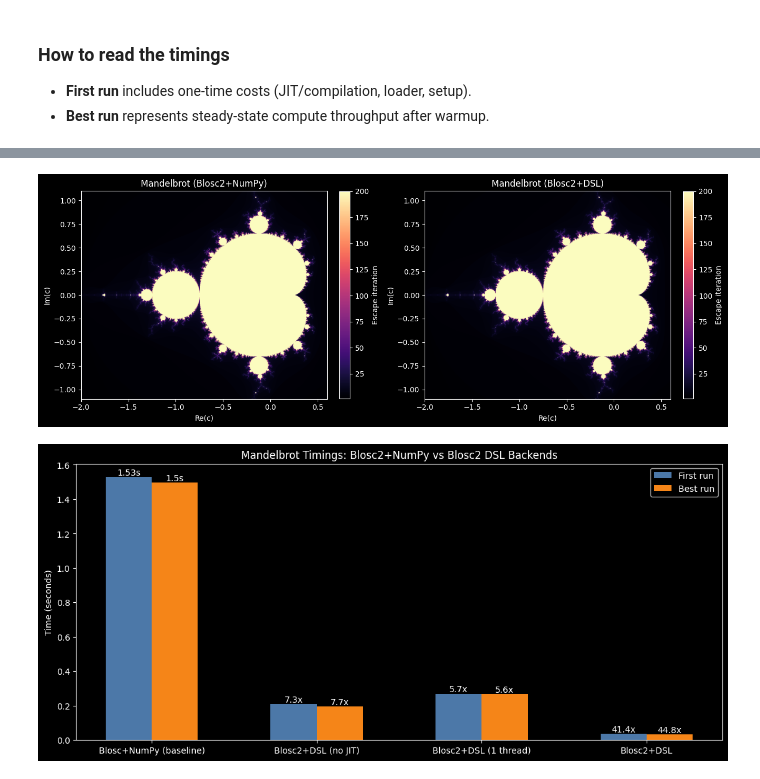
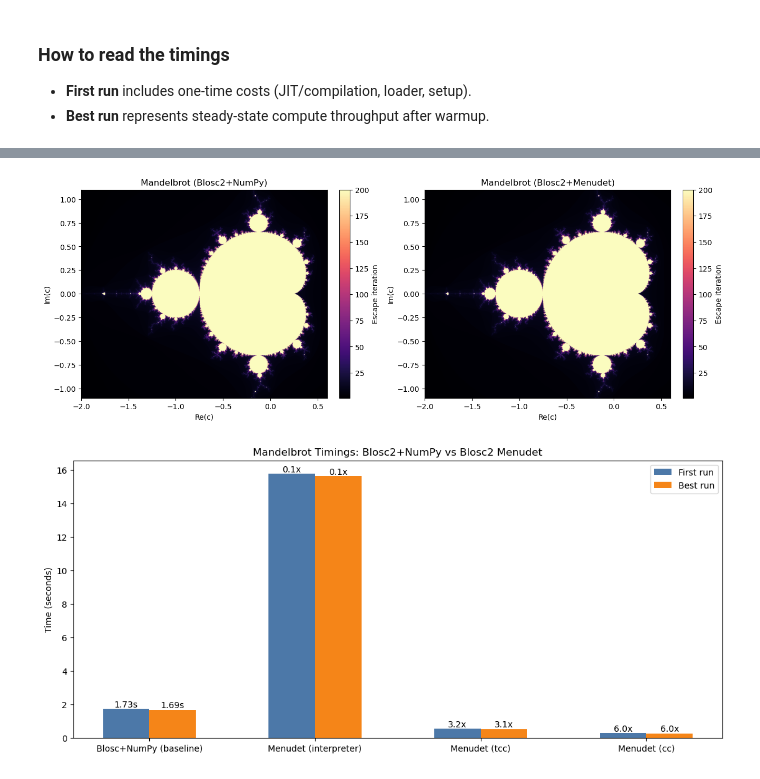
Before and after one commit to Blosc/python-blosc2, a Jupyter notebook: examples/ndarray/mandelbrot-pure-dsl.ipynb, the cells around one changed output, grey strips where cells are left out. Cells and saved outputs as stored; diff of their text form; code cells hidden in the pictures.

Commit message:
Migrate legacy example notebooks to Menudet

```diff
--- a/examples/ndarray/mandelbrot-pure-dsl.ipynb
+++ b/examples/ndarray/mandelbrot-pure-dsl.ipynb
@@ -32,16 +41,23 @@ print(f"grid: {cr_np.shape}, dtype: {cr_np.dtype}")
 # %% [output]
 grid: (800, 1200), dtype: float32
 # %%
-@blosc2.dsl_kernel
-def mandelbrot_dsl(cr, ci, max_iter):
-    zr = 0.0
-    zi = 0.0
-    escape_iter = float(max_iter)
-    for i in range(max_iter):
-        if zr * zr + zi * zi > 4:
-            escape_iter = i
+iterations = np.int64(MAX_ITER)
+
+
+@blosc2.menudet
+def mandelbrot_menudet(cr, ci) -> np.float32:
+    # Explicit float32 seeds keep the escape test identical to the other routes.
+    zr = cr * np.float32(0.0)
+    zi = ci * np.float32(0.0)
+    escape_iter = float(iterations)
+    for i in range(iterations):
+        if zr * zr + zi * zi > np.float32(4.0):
+            escape_iter = float(i)
             break
         zr_new = zr * zr - zi * zi + cr
-        zi = 2 * zr * zi + ci
+        zi = np.float32(2.0) * zr * zi + ci
         zr = zr_new
     return escape_iter
+
+
+print(mandelbrot_menudet.specialize(cr_b2, ci_b2).source)
@@ -239,46 +274,56 @@ ax[0].set_ylabel("Im(c)")
 fig.colorbar(im0, ax=ax[0], shrink=0.82, label="Escape iteration")
 
 im1 = ax[1].imshow(
-    img_dsl,
+    img_menudet_cc,
     cmap="magma",
     extent=(X_MIN, X_MAX, Y_MIN, Y_MAX),
     origin="lower",
 )
-ax[1].set_title("Mandelbrot (Blosc2+DSL)")
+ax[1].set_title("Mandelbrot (Blosc2+Menudet)")
 ax[1].set_xlabel("Re(c)")
 ax[1].set_ylabel("Im(c)")
 fig.colorbar(im1, ax=ax[1], shrink=0.82, label="Escape iteration")
 
 plt.show()
 # %% [output]
-[figure, old version]
+[figure, new version]
 # %%
-labels = ["Blosc+NumPy (baseline)", "Blosc2+DSL (no JIT)", "Blosc2+DSL (1 thread)", "Blosc2+DSL"]
-first_times = [t_numpy_udf_first, t_dsl_no_jit_first, t_dsl_single_thread_first, t_dsl_first]
-best_times = [t_numpy_udf, t_dsl_no_jit, t_dsl_single_thread, t_dsl]
+labels = [
+    "Blosc+NumPy (baseline)",
+    "Menudet (interpreter)",
+    "Menudet (tcc)",
+    "Menudet (cc)",
+]
+first_times = [
+    t_numpy_udf_first,
+    t_menudet_interpreter_first,
+    t_menudet_tcc_first,
+    t_menudet_cc_first,
+]
+best_times = [t_numpy_udf, t_menudet_interpreter, t_menudet_tcc, t_menudet_cc]
 
 x = np.arange(len(labels))
 width = 0.28
 
 fig, ax = plt.subplots(figsize=(11, 5), constrained_layout=True)
 ax.bar(x - width / 2, first_times, width, label="First run", color="#4C78A8")
 ax.bar(x + width / 2, best_times, width, label="Best run", color="#F58518")
 
 ax.set_xticks(x)
 ax.set_xticklabels(labels)
 ax.set_ylabel("Time (seconds)")
-ax.set_title("Mandelbrot Timings: Blosc2+NumPy vs Blosc2 DSL Backends")
+ax.set_title("Mandelbrot Timings: Blosc2+NumPy vs Blosc2 Menudet")
 ax.legend()
 
 speedup_first = [first_times[0] / t for t in first_times[1:]]
 speedup_best = [best_times[0] / t for t in best_times[1:]]
 for i, t in enumerate(first_times):
     label = f"{speedup_first[i - 1]:.1f}x" if i > 0 else f"{t:.3g}s"
     ax.text(i - width / 2, t, label, ha="center", va="bottom")
 for i, t in enumerate(best_times):
     label = f"{speedup_best[i - 1]:.1f}x" if i > 0 else f"{t:.3g}s"
     ax.text(i + width / 2, t, label, ha="center", va="bottom")
 
 plt.show()
 # %% [output]
-[figure, old version]
+[figure, new version]
```
Also changed, not shown: parts of 5 cells of this notebook, 4 other files.
